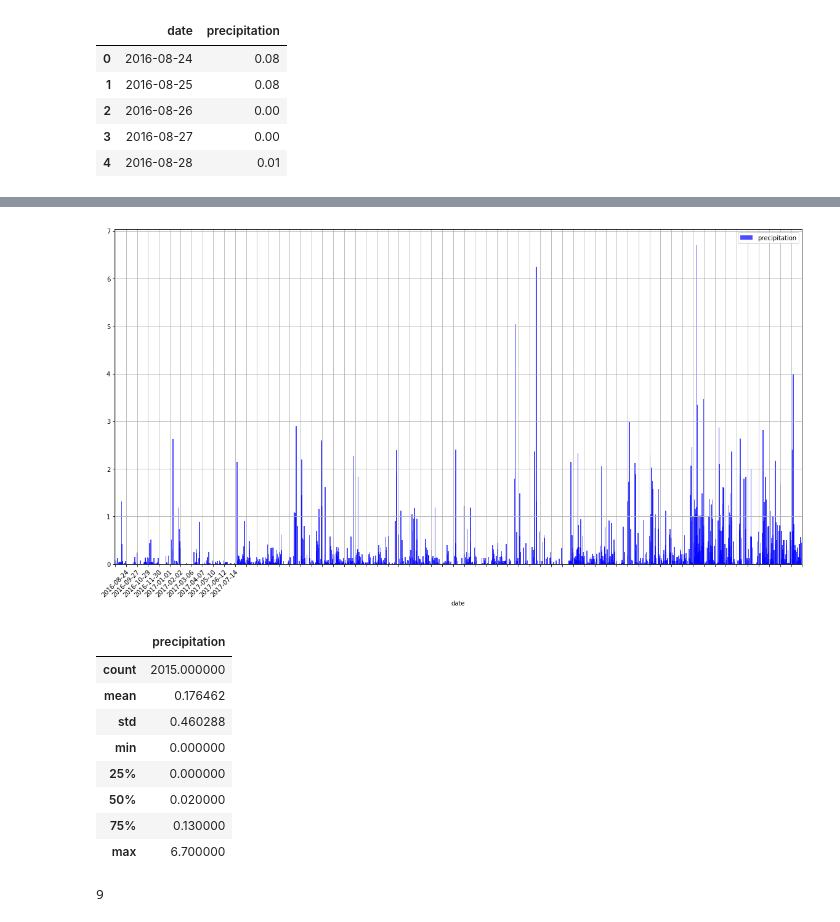
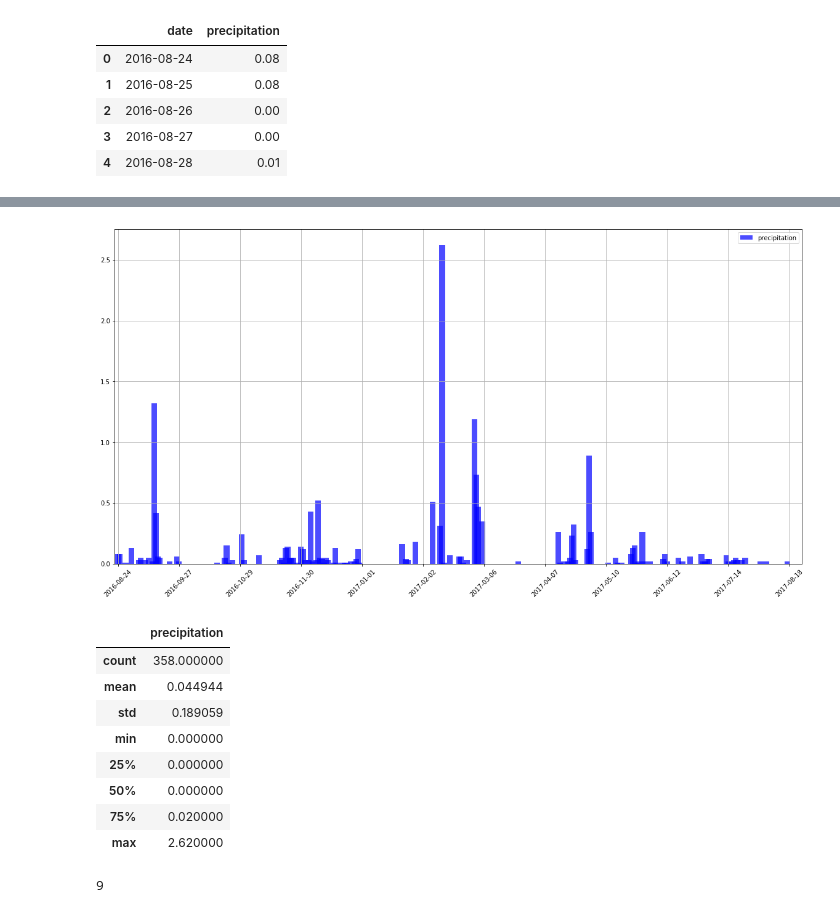
Before and after one commit to Weiming-Sun/HW11-AdvDataStorageRetrieval, a Jupyter notebook: climate_analysis.ipynb, the cells around one changed output, grey strips where cells are left out. Cells and saved outputs as stored; diff of their text form; code cells hidden in the pictures.

```diff
--- a/climate_analysis.ipynb
+++ b/climate_analysis.ipynb
@@ -39,7 +39,8 @@ from sqlalchemy.orm import Session
 session = Session(engine)
 
 results = session.query(Measurement.date, Measurement.prcp).\
-    filter(Measurement.date > '2016-08-23').all()
+    filter(Measurement.date > '2016-08-23').\
+    filter(Measurement.station == 'USC00519397').all()
 # %%
 import pandas as pd
 barplot_df = pd.DataFrame(results, columns=['date', 'precipitation'])
@@ -54,6 +55,7 @@ barplot_df.head()
 # %%
 xticks = ['']
 x = 0
-for i in range(11):
+for i in range(12):
     xticks.append(barplot_df.iloc[x,0])
     x += 32
+xticks
@@ -60,30 +76,30 @@ for i in range(11):
 # %%
 import numpy as np
 import matplotlib.pyplot as plt
 import matplotlib.ticker as ticker
-ax = barplot_df.plot(kind='bar', x='date', y='precipitation',
+ax = barplot_df.plot(kind='bar', y='precipitation', #x='date',
                      color="blue", alpha=0.7,
                      width=3, figsize=(20,10),
                      grid=True, legend=True, rot=45)
 
 ax.set_xticklabels(xticks)
 ax.xaxis.set_major_locator(ticker.MultipleLocator(32))
 
 plt.show()
 # %% [output]
-[figure, old version]
+[figure, new version]
 # %%
 barplot_df.describe()
 # %% [output]
 |  | precipitation |
-| count | 2015.000000 |
-| mean | 0.176462 |
-| std | 0.460288 |
+| count | 358.000000 |
+| mean | 0.044944 |
+| std | 0.189059 |
 | min | 0.000000 |
 | 25% | 0.000000 |
-| 50% | 0.020000 |
-| 75% | 0.130000 |
-| max | 6.700000 |
+| 50% | 0.000000 |
+| 75% | 0.020000 |
+| max | 2.620000 |
 # %%
 from sqlalchemy import func
 from sqlalchemy import distinct
```
Also changed, not shown: parts of 1 cell of this notebook.
